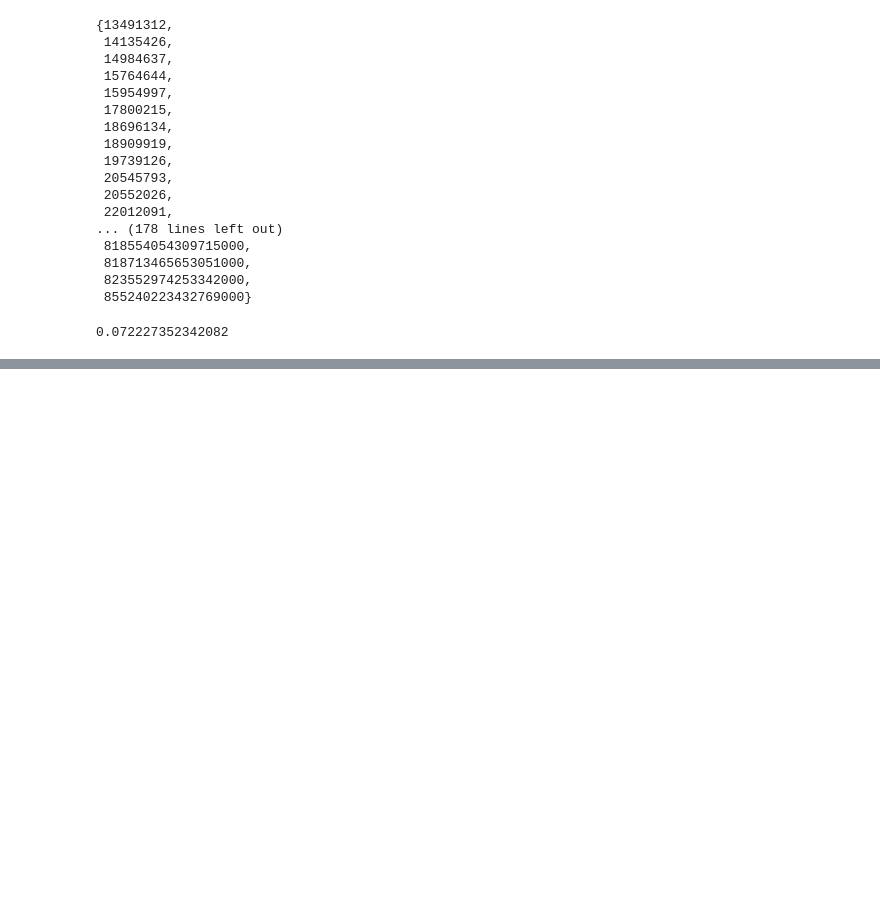
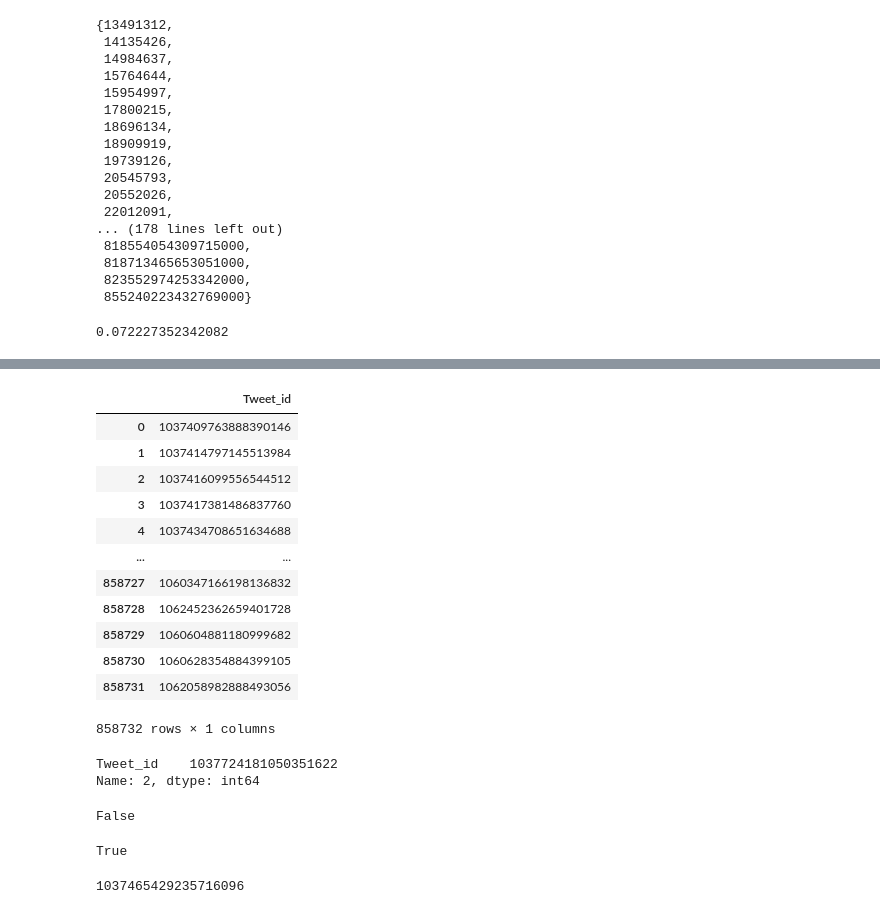
Before and after one commit to hiraimarcos/egr190_project, a Jupyter notebook: explore_data.ipynb, the cells around one changed output, grey strips where cells are left out. Cells and saved outputs as stored; diff of their text form; code cells hidden in the pictures; blank space fills up the shorter version.

```diff
--- a/explore_data.ipynb
+++ b/explore_data.ipynb
@@ -153,0 +188,36 @@ random.random()
+# %%
+train = pd.read_csv("data/train/index.csv", index_col=0, names=['Tweet_id'], header=0)
+# %%
+train
+# %% [output]
+|  | Tweet_id |
+| 0 | 1037409763888390146 |
+| 1 | 1037414797145513984 |
+| 2 | 1037416099556544512 |
+| 3 | 1037417381486837760 |
+| 4 | 1037434708651634688 |
+| ... | ... |
+| 858727 | 1060347166198136832 |
+| 858728 | 1062452362659401728 |
+| 858729 | 1060604881180999682 |
+| 858730 | 1060628354884399105 |
+| 858731 | 1062058982888493056 |
+858732 rows × 1 columns
+# %%
+val.iloc[2]
+# %% [output]
+Tweet_id    1037724181050351622
+Name: 2, dtype: int64
+# %%
+os.path.exists('data/val/republican/1037465429235716096.txt')
+# %% [output]
+False
+# %%
+os.path.exists('data/val/democrat/1037465429235716096.txt')
+# %% [output]
+True
+# %%
+num = int(1037465429235716096)
+print(f"{num}")
+# %% [output]
+1037465429235716096
```
Also changed, not shown: parts of 3 cells of this notebook, 3 other files.
